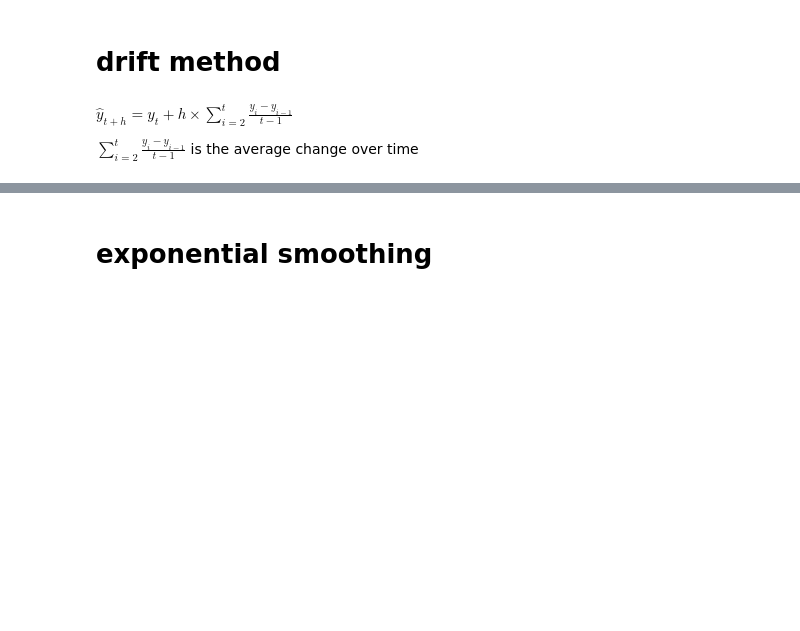
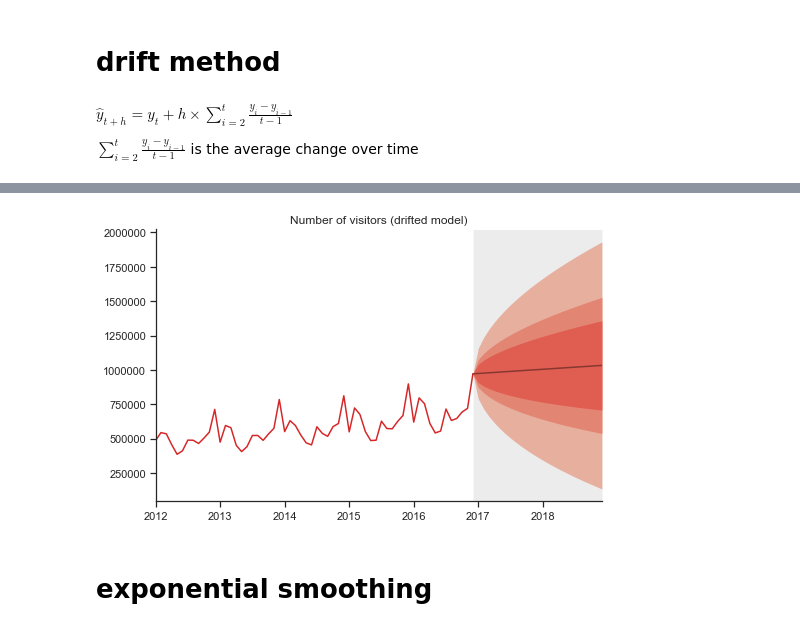
Before and after one commit to ChelseaYang1130/S2-2020, a Jupyter notebook: QBUS2820/Assignment 2/480110301Qbus2820Assignment2S22020.ipynb, the cells around one changed output, grey strips where cells are left out. Saved outputs shown, nothing was run; the diff lists cells and outputs as text; code cells hidden in the pictures; blank space fills up the shorter version.

```diff
--- a/QBUS2820/Assignment 2/480110301Qbus2820Assignment2S22020.ipynb
+++ b/QBUS2820/Assignment 2/480110301Qbus2820Assignment2S22020.ipynb
@@ -794,3 +1174,19 @@ $\hat y_{t+h}=y_{t+h-km}$ for $k=\llcorner \frac{h-1}{m}+1 \lrcorner$
 $\hat y_{t+h}=y_t + h \times \sum^t_{i=2} \frac{y_i - y_{i-1}}{t-1}$
 
 $\sum^t_{i=2} \frac{y_i - y_{i-1}}{t-1}$ is the average change over time
+# %%
+h = 24
+test=pd.period_range(start=y.index[-1]+1, periods=h)
+t = len(y)
+predict_drift = []
+
+
+for h in range(1,len(test)+1):
+    sum = 0
+    for i in range(2,t+1):
+        sum += (y.iloc[i-1]-y.iloc[i-2])/(t-1)
+    yth = y.iloc[-1]+h*sum
+    predict_drift.append(yth)
+
+pred_drift=pd.Series(predict_drift, index=test) # the forecast repeats the last observed values h times
+pred_drift
@@ -797,2 +1211,19 @@ $\sum^t_{i=2} \frac{y_i - y_{i-1}}{t-1}$ is the average change over time
+# %%
+intv1_drift = pd.concat([pred_drift-stats.norm.ppf(0.8)*sigma*np.sqrt(np.arange(1,h+1)),
+                   pred_drift+stats.norm.ppf(0.8)*sigma*np.sqrt(np.arange(1,h+1))], axis=1)
+intv2_drift = pd.concat([pred_drift-stats.norm.ppf(0.9)*sigma*np.sqrt(np.arange(1,h+1)),
+                   pred_drift+stats.norm.ppf(0.9)*sigma*np.sqrt(np.arange(1,h+1))], axis=1)
+intv3_drift = pd.concat([pred-stats.norm.ppf(0.99)*sigma*np.sqrt(np.arange(1,h+1)),
+                   pred_drift+stats.norm.ppf(0.99)*sigma*np.sqrt(np.arange(1,h+1))], axis=1)
+# %%
+fig, ax = forecast.fanchart(y['01-2012':], pred_drift, intv1_drift, intv2_drift, intv3_drift)
+ax.set_xlabel('')
+ax.set_xticks([], minor=True)
+plt.title('Number of visitors (drifted model)')
+
+sns.despine()
+plt.show()
+# %% [output]
+[figure, added]
 # %% [markdown]
 # exponential smoothing
```
Also changed, not shown: parts of 45 cells of this notebook, 8 other files.
